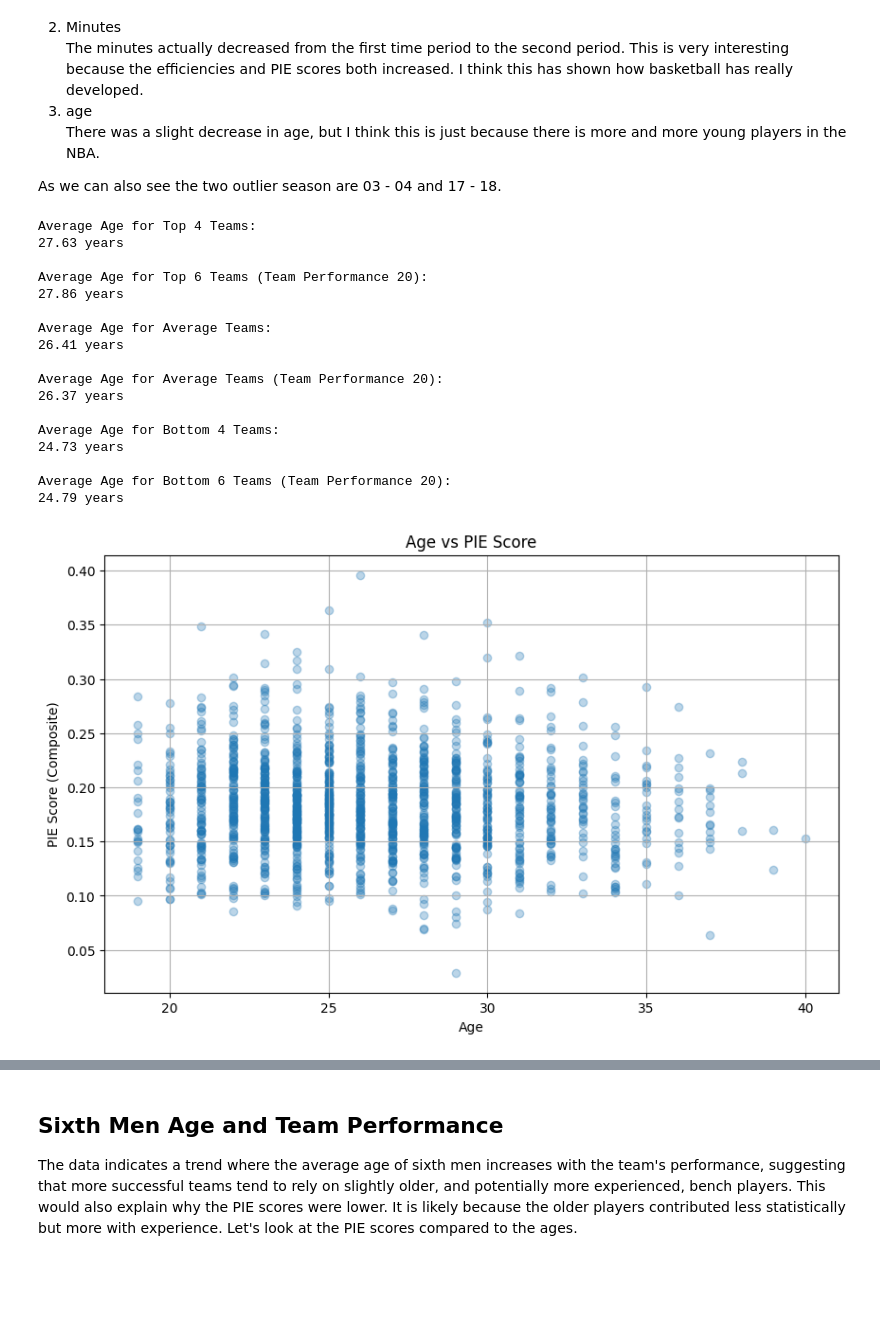
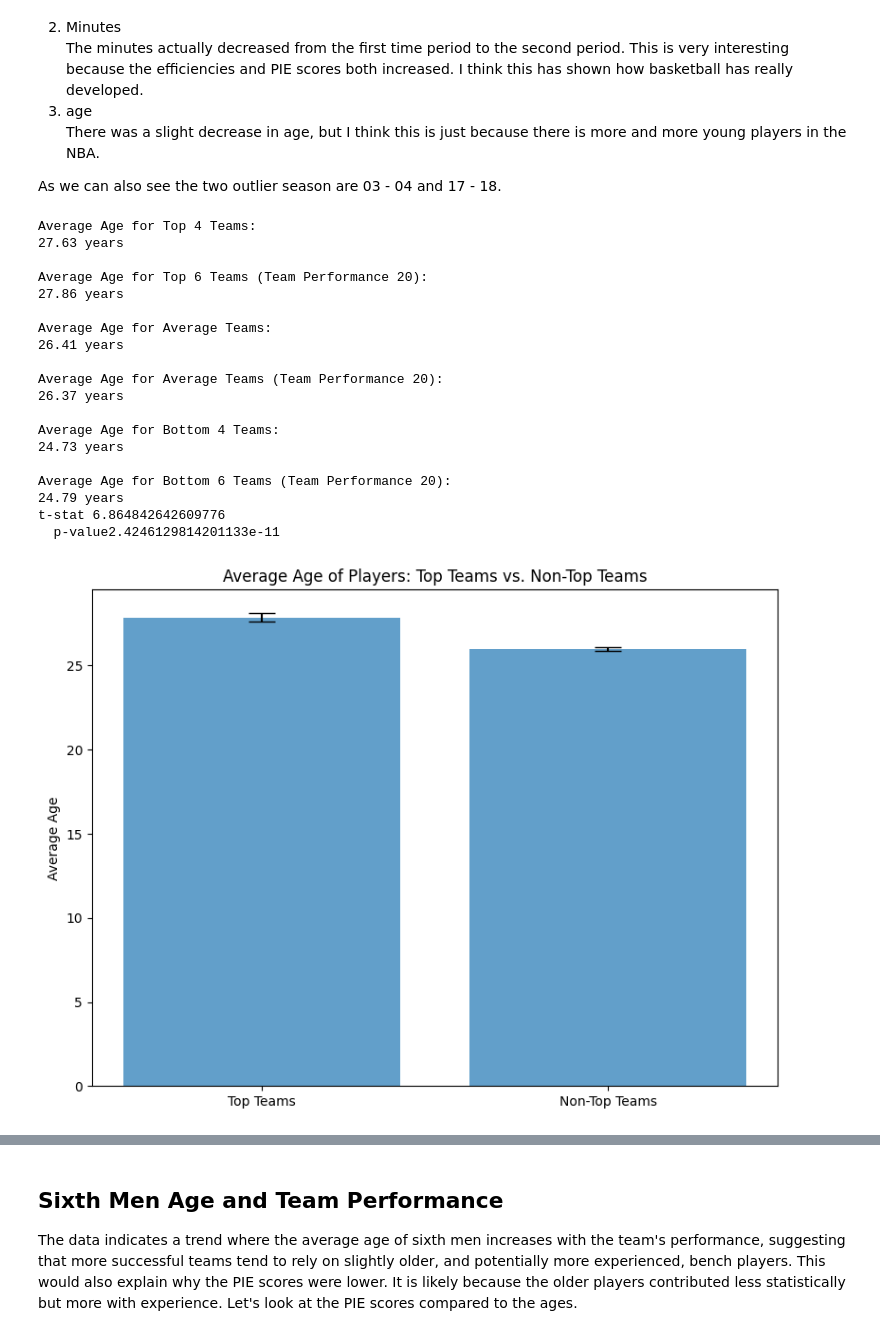
Before and after one commit to izyuan/Impact-of-Sixth-Men, a Jupyter notebook: analysis/descriptive_Statistics.ipynb, the cells around one changed output, grey strips where cells are left out. Saved outputs shown, nothing was run; the diff lists cells and outputs as text; code cells hidden in the pictures; blank space fills up the shorter version.

```diff
--- a/analysis/descriptive_Statistics.ipynb
+++ b/analysis/descriptive_Statistics.ipynb
@@ -199,6 +245,34 @@ print(f"{avgAge_botTeam:.2f} years")
 print("\nAverage Age for Bottom 6 Teams (Team Performance 20):")
 print(f"{avgAge_botTeam_20:.2f} years")
 
+#use to perform ttest
+ages_top_teams  = df[df['Is Top Team']]['Age']
+ages_non_top_teams  = df[~df['Is Top Team']]['Age']
+
+#ttest
+t_stat_age, p_value_age = ttest_ind(ages_top_teams, ages_non_top_teams, equal_var=False)
+print(f't-stat {t_stat_age} \n  p-value{p_value_age}')
+
+#means + standard errors
+mean_age_top_teams = ages_top_teams.mean()
+mean_age_non_top_teams = ages_non_top_teams.mean()
+se_age_top_teams = ages_top_teams.sem()
+se_age_non_top_teams = ages_non_top_teams.sem()
+
+#plot
+plt.figure(figsize=(8, 6))
+x_labels = ['Top Teams', 'Non-Top Teams']
+means = [mean_age_top_teams, mean_age_non_top_teams]
+ses = [se_age_top_teams, se_age_non_top_teams]
+
+plt.bar(x_labels, means, yerr=ses, capsize=10, alpha=0.7)
+plt.ylabel('Average Age')
+plt.title(f'Average Age of Players: Top Teams vs. Non-Top Teams')
+
+plt.savefig(f"visualization/descriptive_stats_visualized/t-test_age_vs_team_perf", bbox_inches='tight')
+plt.tight_layout()
+plt.show()
+
 
 pie_score_threshold = 1.0
 
@@ -211,31 +285,33 @@ for index, row in df.iterrows():
         plt.annotate(row['Player'],  #annotating outliers
                      (row['Age'], row['Composite']),
                      textcoords="offset points",
                      xytext=(0,10),
                      ha='center')
 
 plt.title('Age vs PIE Score')
 plt.xlabel('Age')
 plt.ylabel('PIE Score (Composite)')
 plt.grid(True)
 #plt.savefig(f"visualization/descriptive_stats_visualized/age_PIE_score", bbox_inches='tight')
 plt.show()
 # %% [output]
 Average Age for Top 4 Teams:
 27.63 years
 
 Average Age for Top 6 Teams (Team Performance 20):
 27.86 years
 
 Average Age for Average Teams:
 26.41 years
 
 Average Age for Average Teams (Team Performance 20):
 26.37 years
 
 Average Age for Bottom 4 Teams:
 24.73 years
 
 Average Age for Bottom 6 Teams (Team Performance 20):
 24.79 years
+t-stat 6.864842642609776
+  p-value2.4246129814201133e-11
-[figure, old version]
+[figure, new version]
```
Also changed, not shown: parts of 3 cells of this notebook, 2 other files.
